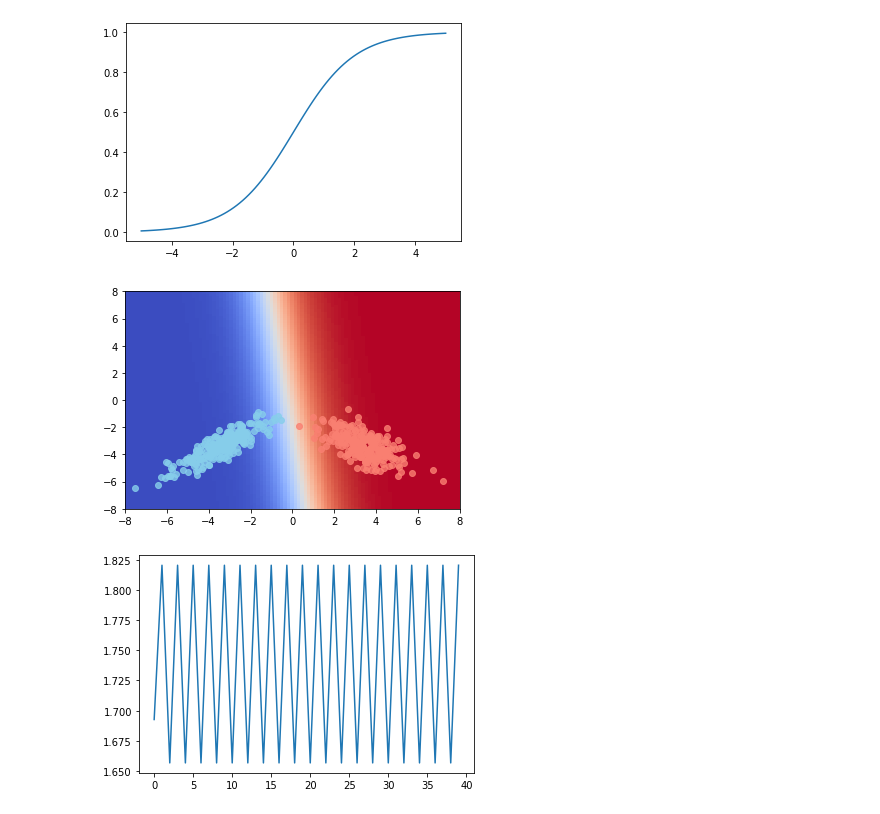
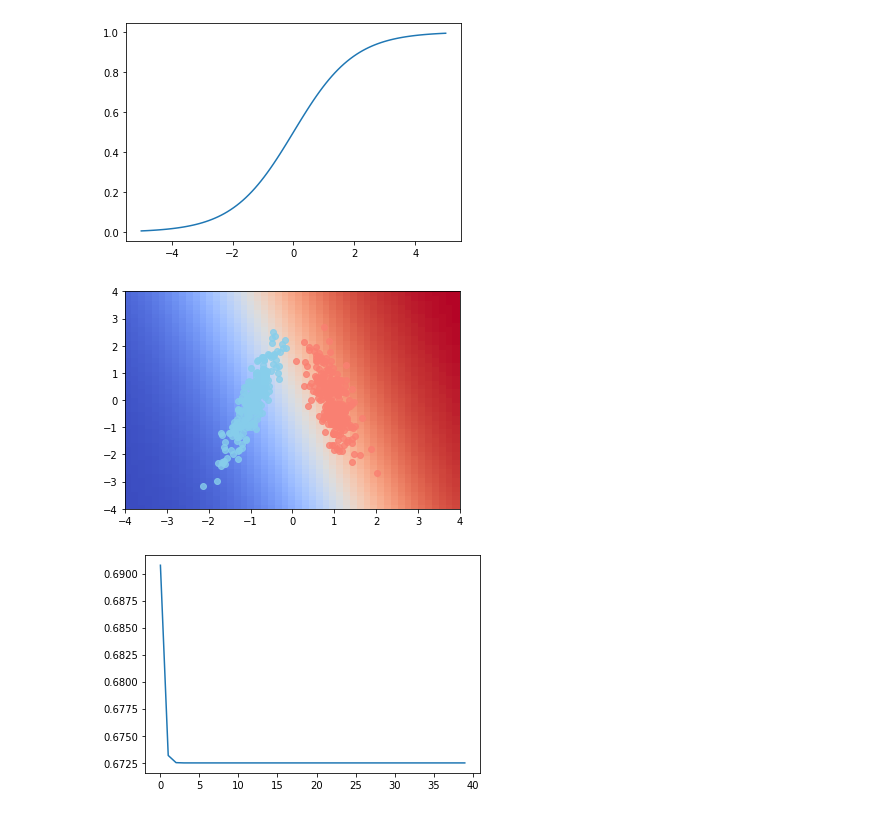
Before and after one commit to luiscib3r/ML-Notebooks, a Jupyter notebook: 06-Clasificacion/Regresion Logistica Implementada.ipynb, the cells around one changed output. Drawn from its saved outputs; the diff is of its cells as text; code cells hidden in the pictures.

```diff
--- a/06-Clasificacion/Regresion Logistica Implementada.ipynb
+++ b/06-Clasificacion/Regresion Logistica Implementada.ipynb
@@ -27,8 +27,8 @@ class LogisticRegresion():
         self.cost_f = cost_f
         self._cost_fd = cost_fd
 
-        self.bias = rand(1, 1)
-        self.params = rand(n, 1)
+        self.bias = rand(1, 1)    *2-1
+        self.params = rand(n, 1)  *2-1
 
     def __call__(self, x):
         return self.forward(x)
@@ -83,10 +83,10 @@ def train_model(model, X, Y, epochs=1000, lr=0.0000001):
         if i % 25 == 0:
             loss.append(model.cost_f(pY, Y))
 
-            res = 100
+            res = 50
 
-            _x0 = np.linspace(-8, 8, res)
-            _x1 = np.linspace(-8, 8, res)
+            _x0 = np.linspace(-4, 4, res)
+            _x1 = np.linspace(-4, 4, res)
 
             _Y = np.zeros((res, res))
 
@@ -105,8 +105,13 @@ def train_model(model, X, Y, epochs=1000, lr=0.0000001):
             plt.plot(range(len(loss)), loss)
             plt.show()
             time.sleep(0.5)
+# %%
+X_mean = np.mean(X, axis=0, keepdims=True)
+X_var = np.var(X, axis=0, keepdims=True)
+
+X_ = (X - X_mean) / np.sqrt(X_var)
 # %%
-train_model(model, X, Y, lr=0.003)
+train_model(model, X_, Y, epochs=1000, lr=0.3)
 # %% [output]
-[figure, old version]
+[figure, new version]
-[figure, old version]
+[figure, new version]
```
Also changed, not shown: 1 other file.
